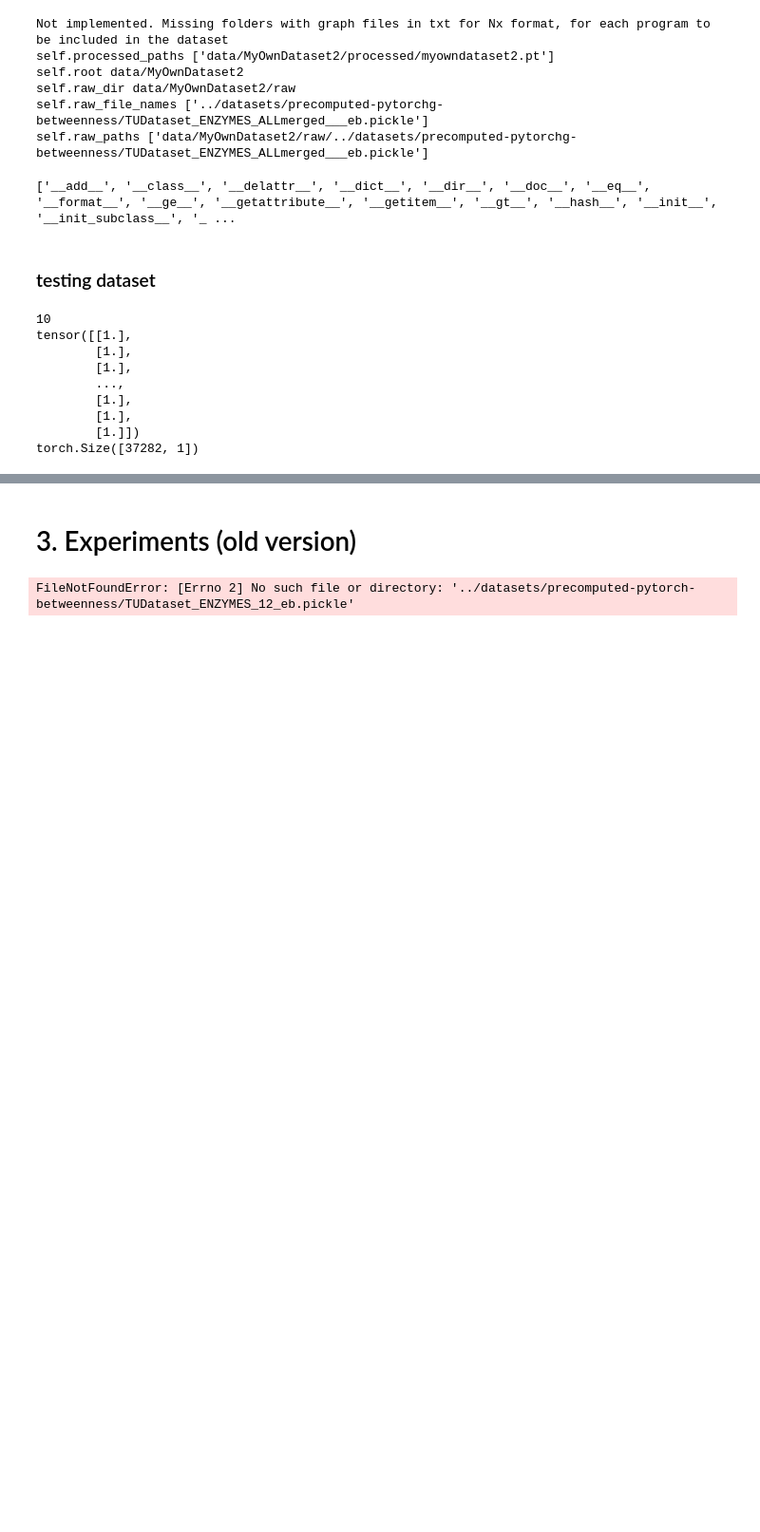
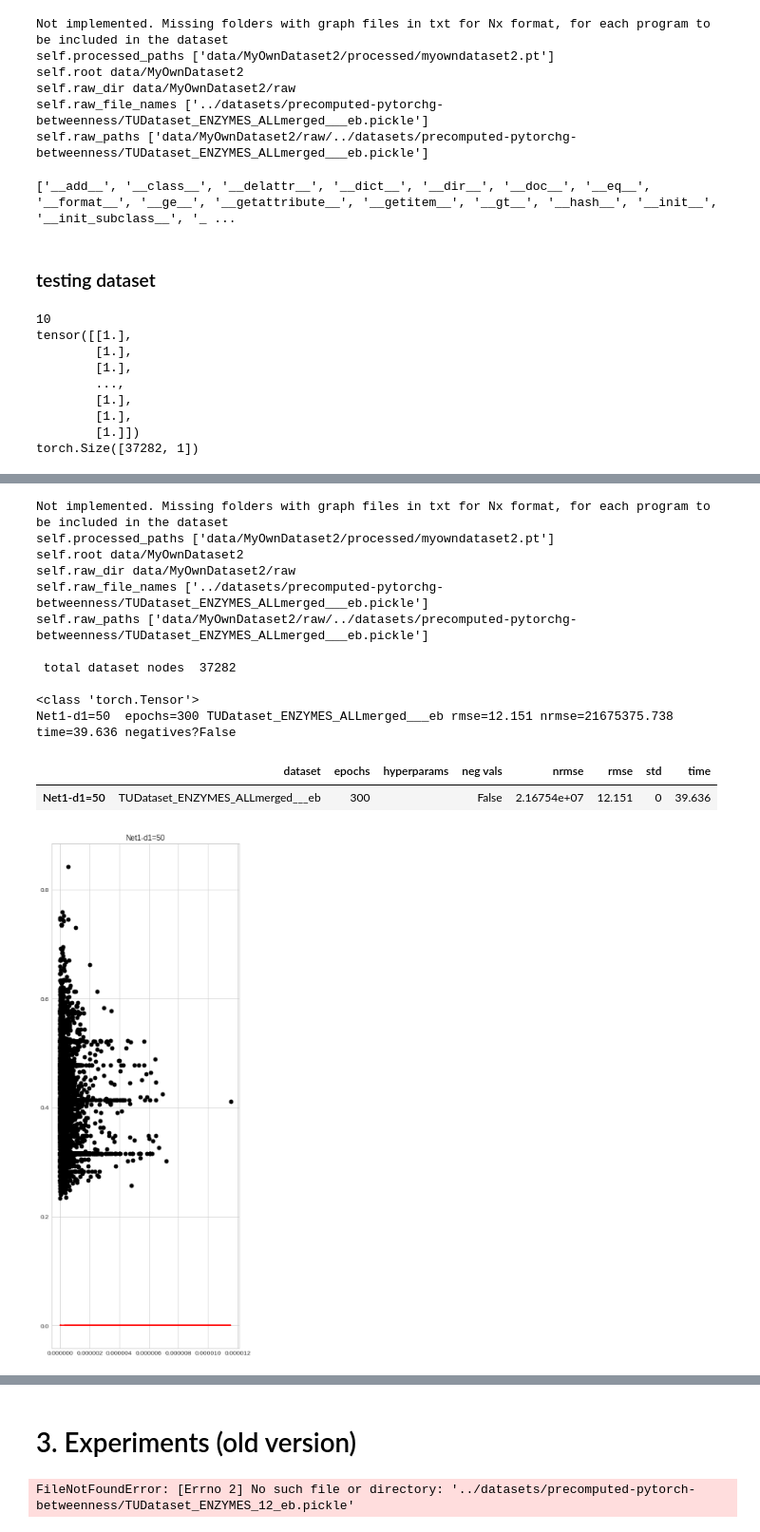
Before and after one commit to presmerats/GNN-MThesis, a Jupyter notebook: src/girvan-newman/TFM_edge_betweenness_training.ipynb, the cells around one changed output, grey strips where cells are left out. Shown at 95% size. Saved outputs shown, nothing was run; the diff lists cells and outputs as text; code cells hidden in the pictures; blank space fills up the shorter version.

```diff
--- a/src/girvan-newman/TFM_edge_betweenness_training.ipynb
+++ b/src/girvan-newman/TFM_edge_betweenness_training.ipynb
@@ -50,27 +102,3 @@ tensor([[1.],
         [1.],
         [1.]])
 torch.Size([37282, 1])
-# %%
-from TFM_edge_betweenness_models import *
-from TFM_edge_betweenness_training import *
-
-model_list = { 'models':[] }
-#for modelclass in [Net1, Net2, Net3,Net4,NetLGCN1,NetLGCN2]:
-for modelclass in [NetLGCN1]:
-    for d1 in [3,20,50]:
-        for epochs in [300,600]:
-            model_list['models'].append(
-                {'epochs': epochs,
-                'model': modelclass,
-                'kwargs':{'d1': d1 },
-                'learning_rate': 0.01, 'weight_decay':5e-4, 'batch_size': 64},
-            )
-
-
-res_dict={'tables':{}, 'scatterplots':{}}
-dname='../datasets/precomputed-pytorchg-betweenness/TUDataset_ENZYMES_ALLmerged___eb.pickle'
-dataset = loadDataset(collection='MyOwnDataset2',name=dname)
-
-print(dir(dataset))
-
-modelSelection(dataset, model_list,res_dict)
@@ -96,0 +173,36 @@ reporting(res_dict)
+# %%
+model_list = { 'models':[] }
+for modelclass in [Net1]:
+    for d1 in [50,100]:
+        for epochs in [300]:
+            model_list['models'].append(
+                {'epochs': epochs,
+                'model': modelclass,
+                'kwargs':{'d1': d1 },
+                'learning_rate': 0.01, 'weight_decay':5e-4, 'batch_size': 32},
+            )
+
+res_dict={'tables':{}, 'scatterplots':{}}
+dname='../datasets/precomputed-pytorchg-betweenness/TUDataset_ENZYMES_ALLmerged___eb.pickle'
+dataset = loadDataset(collection='MyOwnDataset2',name=dname)
+
+#print(dir(dataset))
+print("\n total dataset nodes ",len(dataset.data.y),"\n")
+modelSelection(dataset, model_list,res_dict)
+
+reporting(res_dict)
+# %% [output]
+Not implemented. Missing folders with graph files in txt for Nx format, for each program to be included in the dataset
+self.processed_paths ['data/MyOwnDataset2/processed/myowndataset2.pt']
+self.root data/MyOwnDataset2
+self.raw_dir data/MyOwnDataset2/raw
+self.raw_file_names ['../datasets/precomputed-pytorchg-betweenness/TUDataset_ENZYMES_ALLmerged___eb.pickle']
+self.raw_paths ['data/MyOwnDataset2/raw/../datasets/precomputed-pytorchg-betweenness/TUDataset_ENZYMES_ALLmerged___eb.pickle']
+
+ total dataset nodes  37282
+
+<class 'torch.Tensor'>
+Net1-d1=50  epochs=300 TUDataset_ENZYMES_ALLmerged___eb rmse=12.151 nrmse=21675375.738 time=39.636 negatives?False
+|  | dataset | epochs | hyperparams | neg vals | nrmse | rmse | std | time |
+| Net1-d1=50 | TUDataset_ENZYMES_ALLmerged___eb | 300 |  | False | 2.16754e+07 | 12.151 | 0 | 39.636 |
+[figure, added]
```
Also changed, not shown: parts of 11 cells of this notebook, 33 other files.
